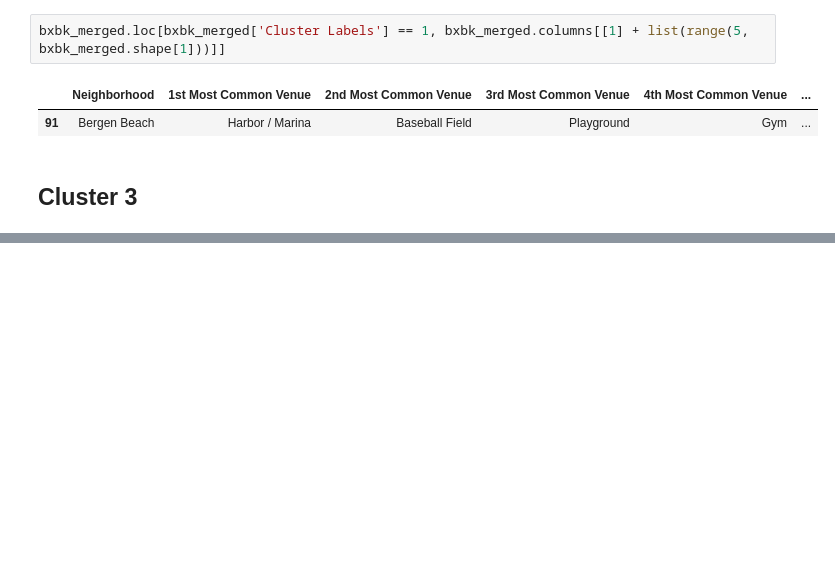
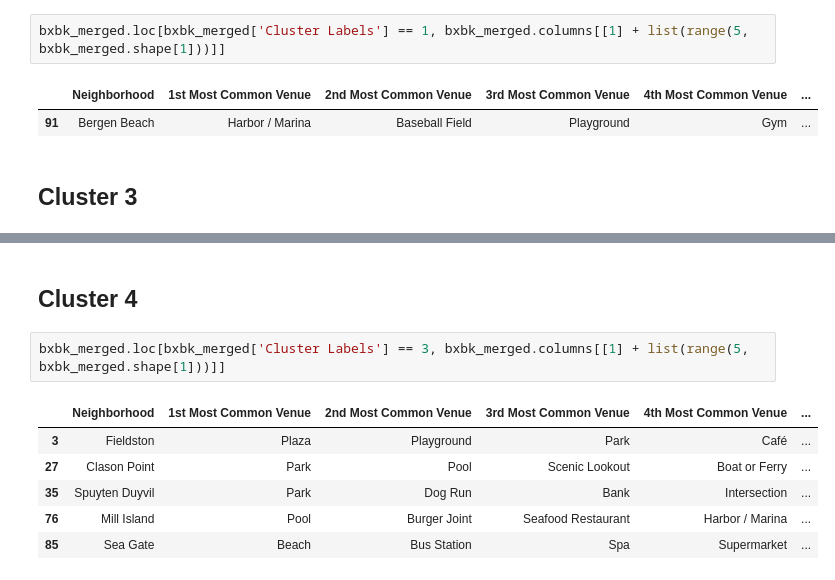
Before and after one commit to AndresLoaiciga/Foursquare-Neighborhood-Segmentation, a Jupyter notebook: Bronx and Brooklyn Neighborhood Comparison .ipynb, the cells around one changed output, grey strips where cells are left out. Saved outputs shown, nothing was run; the diff lists cells and outputs as text; blank space fills up the shorter version.

```diff
--- a/Bronx and Brooklyn Neighborhood Comparison .ipynb
+++ b/Bronx and Brooklyn Neighborhood Comparison .ipynb
@@ -682,0 +683,11 @@ bxbk_merged.loc[bxbk_merged['Cluster Labels'] == 0, bxbk_merged.columns[[1] + li
+# %% [markdown]
+## Cluster 4
+# %%
+bxbk_merged.loc[bxbk_merged['Cluster Labels'] == 3, bxbk_merged.columns[[1] + list(range(5, bxbk_merged.shape[1]))]]
+# %% [output]
+|  | Neighborhood | 1st Most Common Venue | 2nd Most Common Venue | 3rd Most Common Venue | 4th Most Common Venue | ... |
+| 3 | Fieldston | Plaza | Playground | Park | Café | ... |
+| 27 | Clason Point | Park | Pool | Scenic Lookout | Boat or Ferry | ... |
+| 35 | Spuyten Duyvil | Park | Dog Run | Bank | Intersection | ... |
+| 76 | Mill Island | Pool | Burger Joint | Seafood Restaurant | Harbor / Marina | ... |
+| 85 | Sea Gate | Beach | Bus Station | Spa | Supermarket | ... |
```
Also changed, not shown: parts of 4 cells of this notebook.
